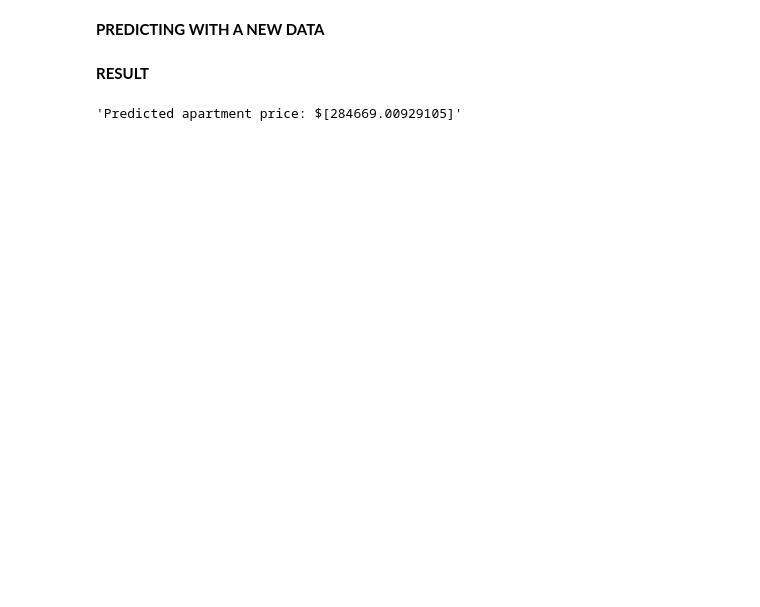
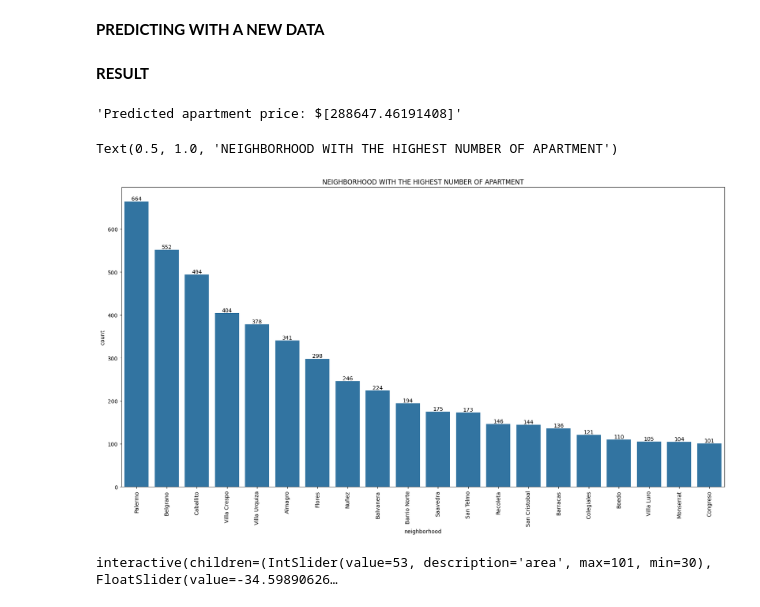
Before and after one commit to bjorn-sys/Buenos-Aires-House-Price-Prediction, a Jupyter notebook: House price prediction in Buenos Aires.ipynb, the cells around one changed output. Saved outputs shown, nothing was run; the diff lists cells and outputs as text; code cells hidden in the pictures; blank space fills up the shorter version.

```diff
--- a/House price prediction in Buenos Aires.ipynb
+++ b/House price prediction in Buenos Aires.ipynb
@@ -340,6 +346,16 @@ def make_prediction(area, lat, lon, neighborhood):
 # %% [markdown]
 **RESULT**
 # %%
-make_prediction(90.0, -34.60, -58.46, "Puerto Madero")
+make_prediction(90.0, -34.60, -58.46, "Puerto Madero", 2)
 # %% [output]
-'Predicted apartment price: $[284669.00929105]'
+'Predicted apartment price: $[288647.46191408]'
+# %%
+plt.figure(figsize=(20, 10))
+graph = sns.countplot(x = 'neighborhood', data = df, order = df['neighborhood'].value_counts(ascending=False).index[:20])
+for x in graph.containers:
+    graph.bar_label(x)
+plt.xticks(rotation=90)
+plt.title('NEIGHBORHOOD WITH THE HIGHEST NUMBER OF APARTMENT')
+# %% [output]
+Text(0.5, 1.0, 'NEIGHBORHOOD WITH THE HIGHEST NUMBER OF APARTMENT')
+[figure, added]
@@ -345,0 +364,24 @@ make_prediction(90.0, -34.60, -58.46, "Puerto Madero")
+# %%
+interact(
+    df,
+    area=IntSlider(
+        min=X_train["surface_covered_in_m2"].min(),
+        max=X_train["surface_covered_in_m2"].max(),
+        value=X_train["surface_covered_in_m2"].mean(),
+    ),
+    lat=FloatSlider(
+        min=X_train["lat"].min(),
+        max=X_train["lat"].max(),
+        step=0.01,
+        value=X_train["lat"].mean(),
+    ),
+    lon=FloatSlider(
+        min=X_train["lon"].min(),
+        max=X_train["lon"].max(),
+        step=0.01,
+        value=X_train["lon"].mean(),
+    ),
+    neighborhood=Dropdown(options=sorted(X_train["neighborhood"].unique())),
+);
+# %% [output]
+interactive(children=(IntSlider(value=53, description='area', max=101, min=30), FloatSlider(value=-34.59890626…
```
Also changed, not shown: parts of 11 cells of this notebook.
